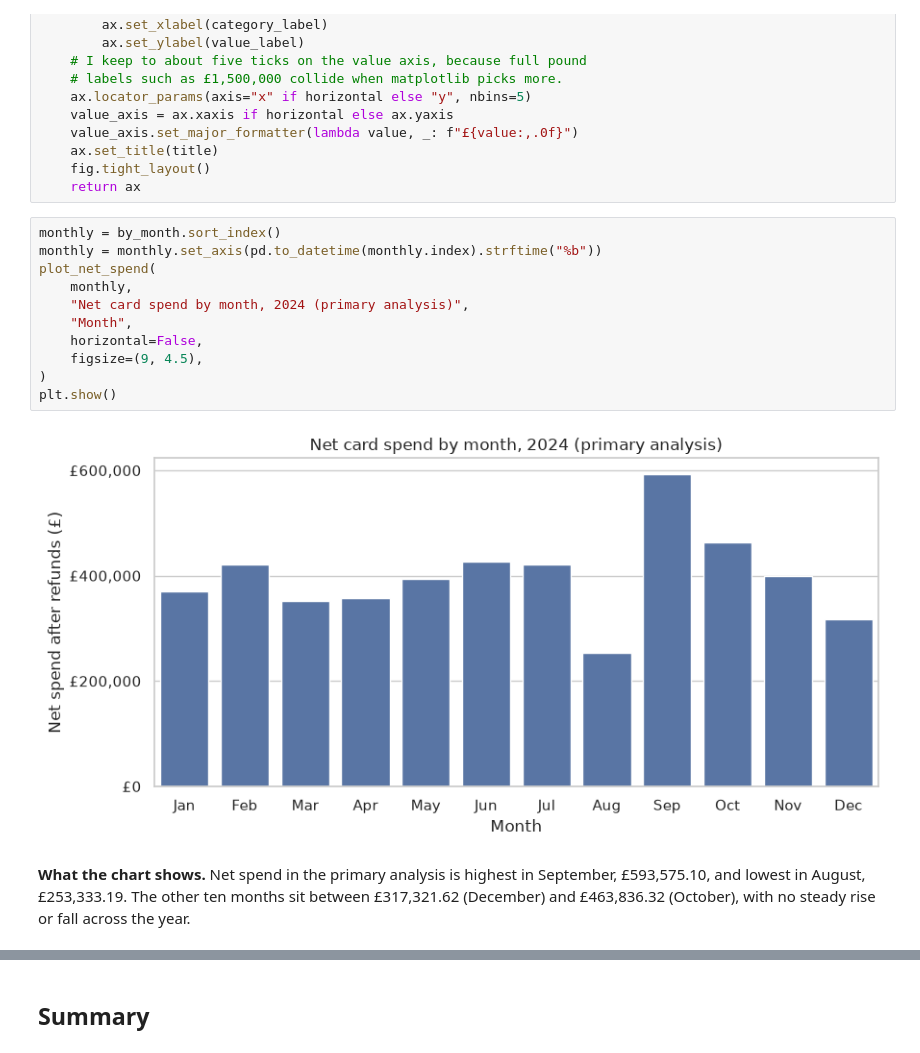
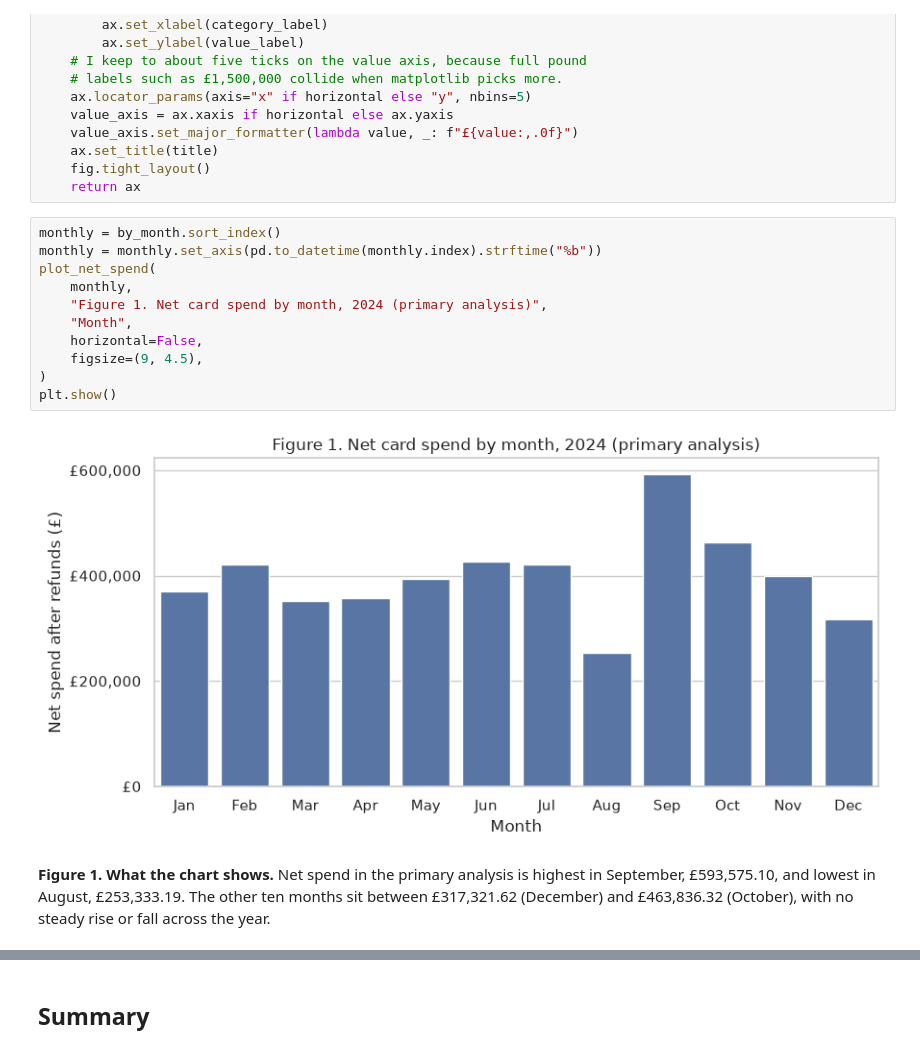
Before and after one commit to PaddyGilliland1/ai-programming-foundations-project, a Jupyter notebook: data_workflow.ipynb, the cells around one changed output, grey strips where cells are left out. Saved outputs shown, nothing was run; the diff lists cells and outputs as text.

Commit message:
Number the figures and tighten the notebook text

```diff
--- a/data_workflow.ipynb
+++ b/data_workflow.ipynb
@@ -825,18 +823,18 @@ def plot_net_spend(
 # %%
 monthly = by_month.sort_index()
 monthly = monthly.set_axis(pd.to_datetime(monthly.index).strftime("%b"))
 plot_net_spend(
     monthly,
-    "Net card spend by month, 2024 (primary analysis)",
+    "Figure 1. Net card spend by month, 2024 (primary analysis)",
     "Month",
     horizontal=False,
     figsize=(9, 4.5),
 )
 plt.show()
 # %% [output]
-[figure, old version]
+[figure, new version]
 # %% [markdown]
-**What the chart shows.** Net spend in the primary analysis is highest in September, £593,575.10, and lowest in August, £253,333.19. The other ten months sit between £317,321.62 (December) and £463,836.32 (October), with no steady rise or fall across the year.
+**Figure 1. What the chart shows.** Net spend in the primary analysis is highest in September, £593,575.10, and lowest in August, £253,333.19. The other ten months sit between £317,321.62 (December) and £463,836.32 (October), with no steady rise or fall across the year.
 # %%
 plot_net_spend(
     by_directorate,
```
Also changed, not shown: parts of 13 cells of this notebook.
